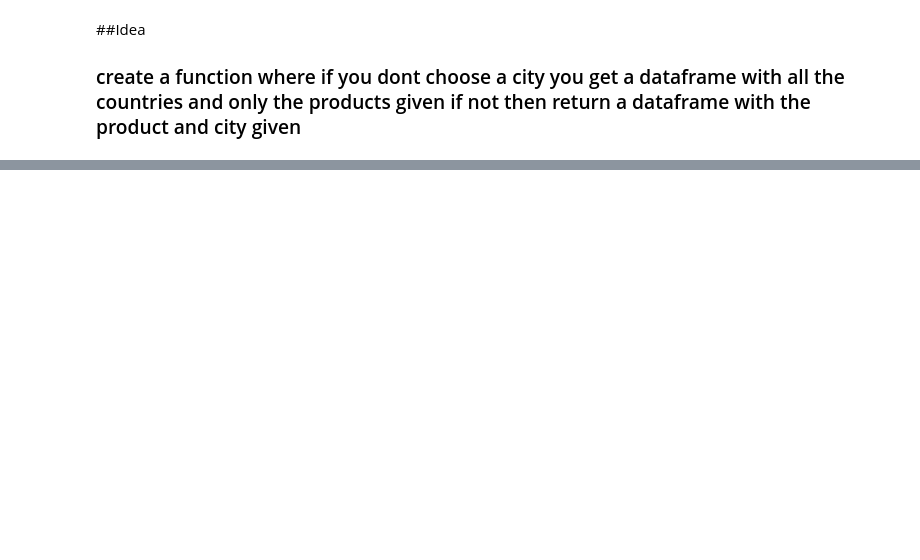
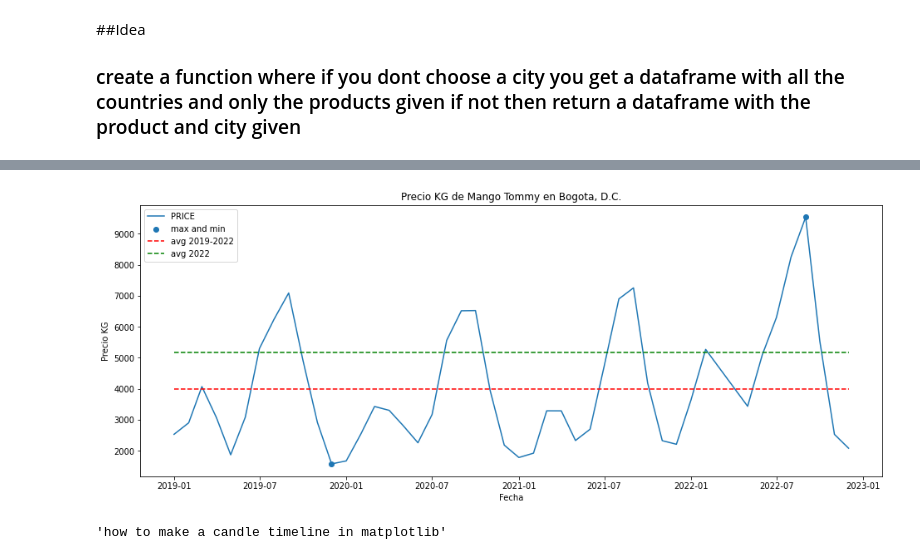
Before and after one commit to RioDeMilo/RETAIL-PRICES-COLOMBIA, a Jupyter notebook: IPC1823.ipynb, the cells around one changed output, grey strips where cells are left out. Saved outputs shown, nothing was run; the diff lists cells and outputs as text; code cells hidden in the pictures; blank space fills up the shorter version.

```diff
--- a/IPC1823.ipynb
+++ b/IPC1823.ipynb
@@ -360,0 +355,35 @@ but we should be able to see what type of products are available for comparison
+# %%
+# here i noted that is is first necessary to call the size of the figure general atrubites like the x annd y labels
+# and then set every plot that we wanted
+x = dfpc.index
+y = dfpc['Precio KG']
+xs = point.index
+ys = point['Precio KG']
+point = dfpc[(dfpc['Precio KG'] == p_min) + (dfpc['Precio KG'] == p_max)]
+y_avg = [np.mean(y)] * len(x)
+y_22 = dfpc.loc["2022":"2023","Precio KG"]
+y_avg22=[np.mean(y_22)]* len(x)
+plt.figure(figsize=(16,6))
+plt.title(t)
+plt.xlabel('Fecha')
+plt.ylabel('Precio KG')
+sns.lineplot(data =dfpc,x='Fecha',y='Precio KG',label ='PRICE')
+plt.scatter(xs,ys,label ='max and min')
+plt.plot(x, y_avg, color='red', ls='--',label ='avg 2019-2022')
+plt.plot(x,y_avg22, color="green",ls="--",label='avg 2022')
+plt.legend(loc="upper left")
+plt.show()
+
+# now you can see that thiss line of seaborn .plotline is a better fit for our data
+# as the blue line representes the mean of all the valuess and
+# the gradient blue will represent data that represent each mean of the day calculated
+# %% [output]
+[figure, added]
+# %%
+# here we can see that for a single day of the month we get various values thanks to the different retailer markets
+# that is why we get a timelinen gragh that does'nt look normal
+# maybe we should use other type of grapgh to better represent the differrent prices that you can see in a normal day
+dfpc.head()
+'how to make a candle timeline in matplotlib'
+# %% [output]
+'how to make a candle timeline in matplotlib'
```
Also changed, not shown: parts of 21 cells of this notebook.
